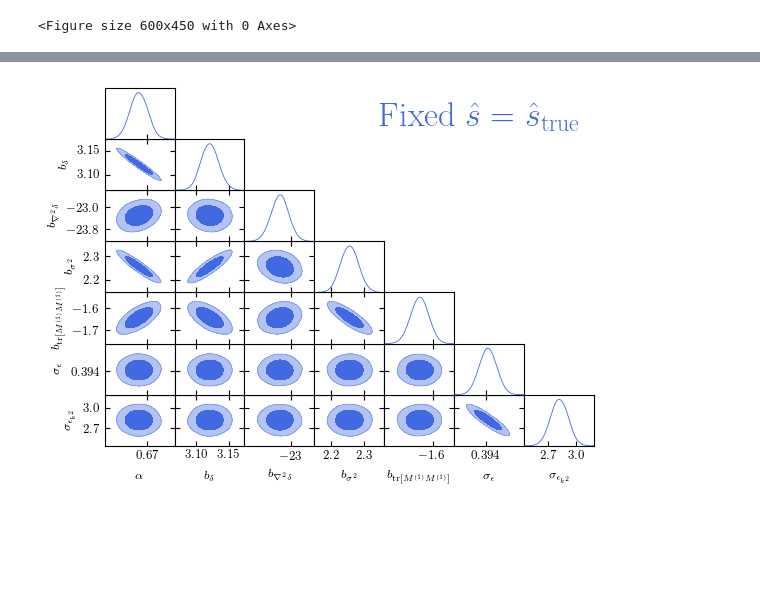
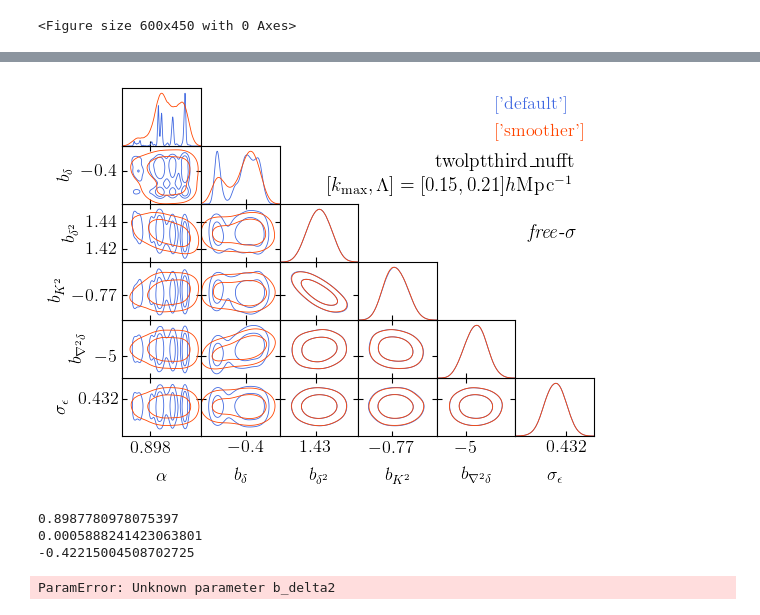
Before and after one commit to MinhMPA/Beyond2ptMock, a Jupyter notebook: notebooks/analyze_chain_params.ipynb, the cells around one changed output, grey strips where cells are left out. Saved outputs shown, nothing was run; the diff lists cells and outputs as text; code cells hidden in the pictures; blank space fills up the shorter version.

```diff
--- a/notebooks/analyze_chain_params.ipynb
+++ b/notebooks/analyze_chain_params.ipynb
@@ -26,15 +28,12 @@ redpink='#f1006d'
 # %% [output]
 <Figure size 600x450 with 0 Axes>
 # %%
-chain_param_path='/cobra/ptmp/minh/lefty_challenge/flatLCDM/box1/sampling_bO/'
-chain_prefix='new_sampling_bO_2lpt2d_FOURIER_NGEul192_L0.14_cube_params'
-#names=[]
-#labels=[]
-analysis_settings = {'ignore_rows': '0.3'}
-fixedic_chains=loadMCSamples(chain_param_path+chain_prefix,settings=analysis_settings);
+chain_param_path='/cobra/ptmp/minh/lefty_challenge/flatLCDM/box1/sampling_bO/Eulerian_NUFFT/twolptthird_nufft/kmax015/'
+chain_prefix=['chain1/sampling_bO_2lptthird_nufft_FOURIER_NGEul1024_L0.21_cube_logP_params','chain1/sampling_bO_2lptthird_nufft_FOURIER_NGEul1024_L0.21_cube_logP_params']
 
-chain_param_path='/cobra/ptmp/minh/lefty_challenge/flatLCDM/box1/sampling_shat_bO/'
-chain_prefix='new_trueic_init_2lpt2d_FOURIER_NGEul192_L0.14_cube_params'
-analysis_settings = {'ignore_rows': '0.3'}
-freeic_trueicinit_chains=loadMCSamples(chain_param_path+chain_prefix,settings=analysis_settings);
+fixedic_chains=[]
+#for chain in chain_prefix:
+    #fixedic_chains.append(loadMCSamples(chain_param_path+chain,settings=analysis_settings));
+fixedic_chains.append(loadMCSamples(chain_param_path+chain_prefix[0],settings=analysis_settings[0]));
+fixedic_chains.append(loadMCSamples(chain_param_path+chain_prefix[1],settings=analysis_settings[1]));
 # %% [output]
@@ -44,18 +71,37 @@ Removed 0.3 as burn in
 # %%
-param_list = ['alpha','b_delta','b_lapl_delta','b_sigmasigma','b_trM1M1','sigma','sigmaEpsk2']
-param_list = ['alpha','b_delta','b_lapl_delta','b_sigmasigma','b_trM1M1','sigma','sigmaEpsk2']
+param_list = ['alpha','b_delta','b_delta^2','b_K2','b_lapl(delta)','sigma']
+#param_list = ['alpha','b_delta','b_delta2','b_K2','b_lapl_delta','sigma']
 #labels=['$\hat{s}=\hat{s}_{\mathrm{true}}$','Free $\hat{s}$']
 #g.triangle_plot([fixedic_chains,freeic_trueicinit_chains],contour_colors=['royalblue','orangered'],params=param_list,colorbar=False,legend_ncol=1,legend_loc='upper right',legend_labels=labels,filled=True,shaded=False,alpha=0.25)
-labels=['Fixed $\hat{s}=\hat{s}_{\mathrm{true}}$']
-g.triangle_plot([fixedic_chains],contour_colors=['royalblue'],params=param_list,colorbar=False,legend_ncol=1,legend_loc='upper right',legend_labels=labels,filled=True,shaded=False,alpha=0.25)
+#labels=['seed\,\#1','seed\,\#2']
+labels=[['default'],[r'smoother']]
+contour_colors=[['orangered'],['royalblue']]
+g.triangle_plot(fixedic_chains,contour_colors=['royalblue','orangered'],params=param_list,colorbar=False,legend_ncol=1,legend_loc='upper right',legend_labels=labels,filled=False,shaded=False,alpha=[1.0,1.0])
+#g.triangle_plot(fixedic_chains[0],contour_colors=contour_colors[0],params=param_list,colorbar=False,legend_ncol=1,legend_loc='upper right',legend_labels=labels[0],filled=True,shaded=False,alpha=1.)
+g.add_text(r'twolptthird\_nufft'+'\n'+'$[k_{\mathrm{max}},\Lambda]=[0.15,0.21]h$Mpc$^{-1}$',0.75, 4.5, color='k',fontsize=14)
+g.add_text(r'\textit{free}-$\sigma$',0.75, 3.5, color='k',fontsize=14)
+g.fig.set_facecolor('white')
 #for ax in g.subplots[:,0]:
-        #ax.set_xticks([])
         #ax.set_yticks([])
 #for ax in g.subplots[-1,:]:
         #ax.set_xticks([])
-        #ax.set_yticks([])
+fig_name='baseline_fiducial_chain.pdf'
+#g.fig.savefig(fig_path+fig_name)
 # %% [output]
-[figure, old version]
+[figure, new version]
+# %%
+print(fixedic_chains[0]['alpha'].mean())
+print(fixedic_chains[0]['alpha'].std())
+print(fixedic_chains[0]['b_delta'].mean())
+print(fixedic_chains[0]['b_delta2'].mean())
+print(fixedic_chains[0]['b_K2'].mean())
+print(fixedic_chains[0]['b_lapl_delta'].mean())
+print(fixedic_chains[0]['sigma'].mean())
+# %% [output]
+0.8987780978075397
+0.0005888241423063801
+-0.42215004508702725
+ParamError: Unknown parameter b_delta2
 # %%
 param_list = ['alpha','b_delta','b_lapl_delta','b_sigmasigma','b_trM1M1','sigma','sigmaEpsk2']
 #labels=['$\hat{s}=\hat{s}_{\mathrm{true}}$','Free $\hat{s}$']
```
Also changed, not shown: parts of 5 cells of this notebook, 3 other files.
